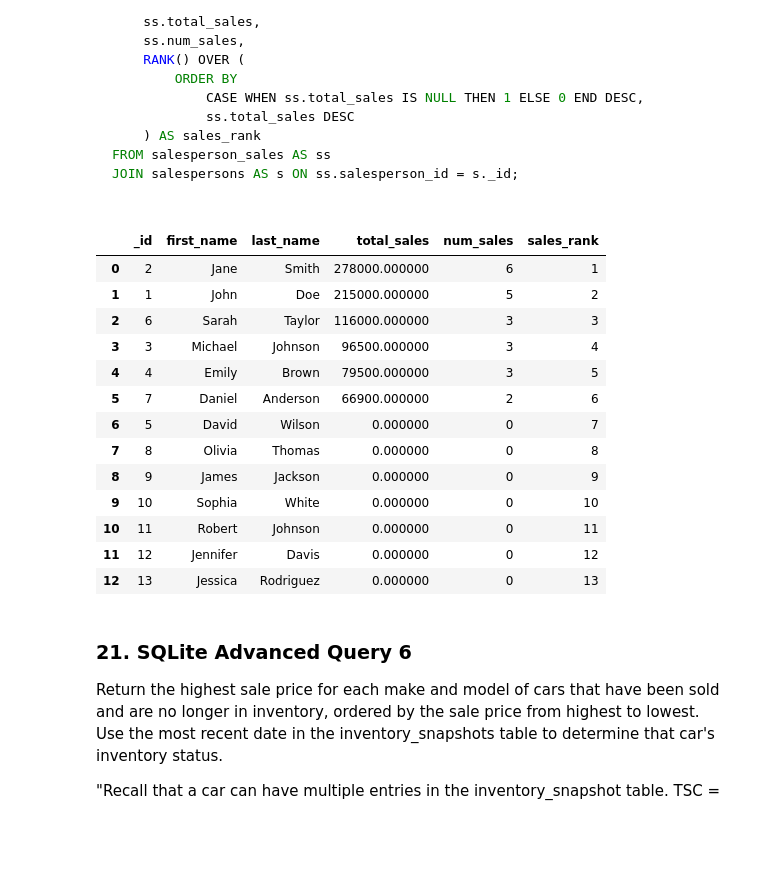
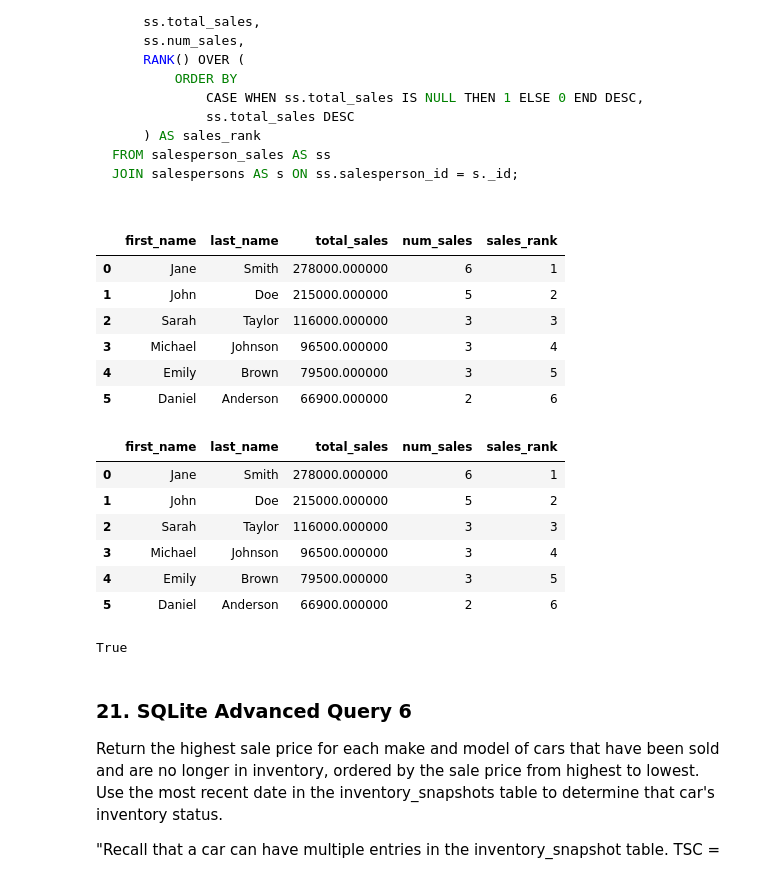
Before and after one commit to bodo-ai/text2pydough, a Jupyter notebook: workbench/AAraya/CarDealership-PyDoughTesting.ipynb, the cells around one changed output. Cells and saved outputs as stored; diff of their text form; code cells hidden in the pictures; blank space fills up the shorter version.

````diff
--- a/workbench/AAraya/CarDealership-PyDoughTesting.ipynb
+++ b/workbench/AAraya/CarDealership-PyDoughTesting.ipynb
@@ -1053,36 +1145,71 @@ FROM salesperson_sales AS ss
 JOIN salespersons AS s ON ss.salesperson_id = s._id;
 
 ```
+# %%
+query = """
+WITH salesperson_sales AS (
+    SELECT
+        salesperson_id,
+        SUM(sale_price) AS total_sales,
+        COUNT(*) AS num_sales
+    FROM sales
+    GROUP BY salesperson_id
+)
+SELECT
+    s.first_name,
+    s.last_name,
+    ss.total_sales,
+    ss.num_sales,
+    RANK() OVER (
+        ORDER BY
+            CASE WHEN ss.total_sales IS NULL THEN 1 ELSE 0 END DESC,
+            ss.total_sales DESC
+    ) AS sales_rank
+FROM salesperson_sales AS ss
+JOIN salespersons AS s ON ss.salesperson_id = s._id;
+"""
+
+sql_output = pd.read_sql_query(query, connection)
+sql_output
+# %% [output]
+|  | first_name | last_name | total_sales | num_sales | sales_rank |
+| 0 | Jane | Smith | 278000.000000 | 6 | 1 |
+| 1 | John | Doe | 215000.000000 | 5 | 2 |
+| 2 | Sarah | Taylor | 116000.000000 | 3 | 3 |
+| 3 | Michael | Johnson | 96500.000000 | 3 | 4 |
+| 4 | Emily | Brown | 79500.000000 | 3 | 5 |
+| 5 | Daniel | Anderson | 66900.000000 | 2 | 6 |
 # %%
 %%pydough
 
 total_sales= SUM(sales_made.sale_price)
 
-result = Salespersons(
-    _id,
+result = Salespersons.WHERE(HAS(sales_made))(
     first_name,
     last_name,
-    total_sales=SUM(sales_made.sale_price),
+    total_sales=total_sales,
     num_sales=COUNT(sales_made._id),
     sales_rank=RANKING(by=total_sales.DESC())
 ).ORDER_BY(total_sales.DESC())
 
 pydough.to_df(result)
+
+
+pydough.to_df(result)
 # %% [output]
-|  | _id | first_name | last_name | total_sales | num_sales | sales_rank |
-| 0 | 2 | Jane | Smith | 278000.000000 | 6 | 1 |
-| 1 | 1 | John | Doe | 215000.000000 | 5 | 2 |
-| 2 | 6 | Sarah | Taylor | 116000.000000 | 3 | 3 |
-| 3 | 3 | Michael | Johnson | 96500.000000 | 3 | 4 |
-| 4 | 4 | Emily | Brown | 79500.000000 | 3 | 5 |
-| 5 | 7 | Daniel | Anderson | 66900.000000 | 2 | 6 |
-| 6 | 5 | David | Wilson | 0.000000 | 0 | 7 |
-| 7 | 8 | Olivia | Thomas | 0.000000 | 0 | 8 |
-| 8 | 9 | James | Jackson | 0.000000 | 0 | 9 |
-| 9 | 10 | Sophia | White | 0.000000 | 0 | 10 |
-| 10 | 11 | Robert | Johnson | 0.000000 | 0 | 11 |
-| 11 | 12 | Jennifer | Davis | 0.000000 | 0 | 12 |
-| 12 | 13 | Jessica | Rodriguez | 0.000000 | 0 | 13 |
+|  | first_name | last_name | total_sales | num_sales | sales_rank |
+| 0 | Jane | Smith | 278000.000000 | 6 | 1 |
+| 1 | John | Doe | 215000.000000 | 5 | 2 |
+| 2 | Sarah | Taylor | 116000.000000 | 3 | 3 |
+| 3 | Michael | Johnson | 96500.000000 | 3 | 4 |
+| 4 | Emily | Brown | 79500.000000 | 3 | 5 |
+| 5 | Daniel | Anderson | 66900.000000 | 2 | 6 |
+# %%
+pydough_output = pydough.to_df(result)
+
+dfcompare.compare_df(pydough_output, sql_output, query_category="instructions_cte_window", question="Return the first name, last name, total sales amount, number of sales, and SR for each salesperson")
+# %% [output]
+True
 # %% [markdown]
 ### 21. SQLite Advanced Query 6
 
````
Also changed, not shown: parts of 31 cells of this notebook, 1 other file.
